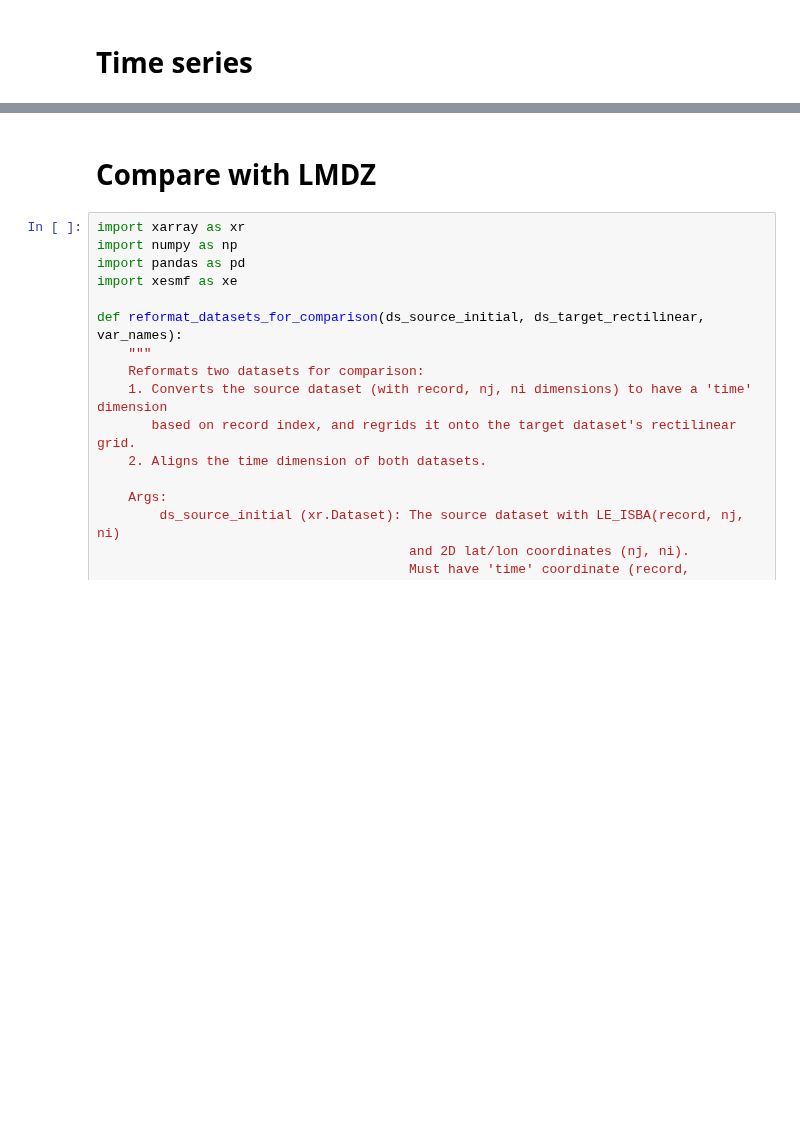
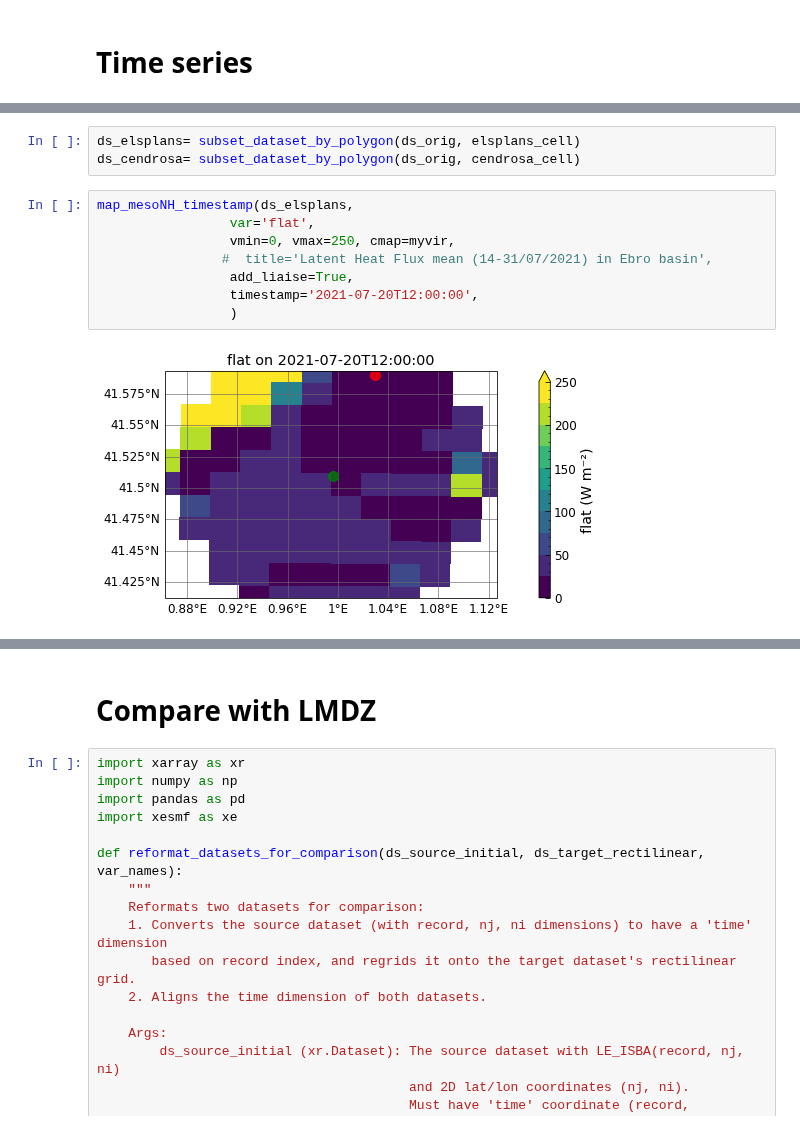
Before and after one commit to ptiengou/netcdf-scripts, a Jupyter notebook: python_notebooks/LMDZOR/LAM_09_mesoNH.ipynb, the cells around one changed output, grey strips where cells are left out. Saved outputs shown, nothing was run; the diff lists cells and outputs as text; blank space fills up the shorter version.

```diff
--- a/python_notebooks/LMDZOR/LAM_09_mesoNH.ipynb
+++ b/python_notebooks/LMDZOR/LAM_09_mesoNH.ipynb
@@ -150,0 +156,13 @@ time_series_ave(ds_list, var, ds_colors=False, title='{} {}'.format(var, ds[var]
+# %%
+ds_elsplans= subset_dataset_by_polygon(ds_orig, elsplans_cell)
+ds_cendrosa= subset_dataset_by_polygon(ds_orig, cendrosa_cell)
+# %%
+map_mesoNH_timestamp(ds_elsplans,
+                 var='flat',
+                 vmin=0, vmax=250, cmap=myvir,
+                #  title='Latent Heat Flux mean (14-31/07/2021) in Ebro basin',
+                 add_liaise=True,
+                 timestamp='2021-07-20T12:00:00',
+                 )
+# %% [output]
+[figure, added]
```
Also changed, not shown: parts of 10 cells of this notebook, 2 other files.
